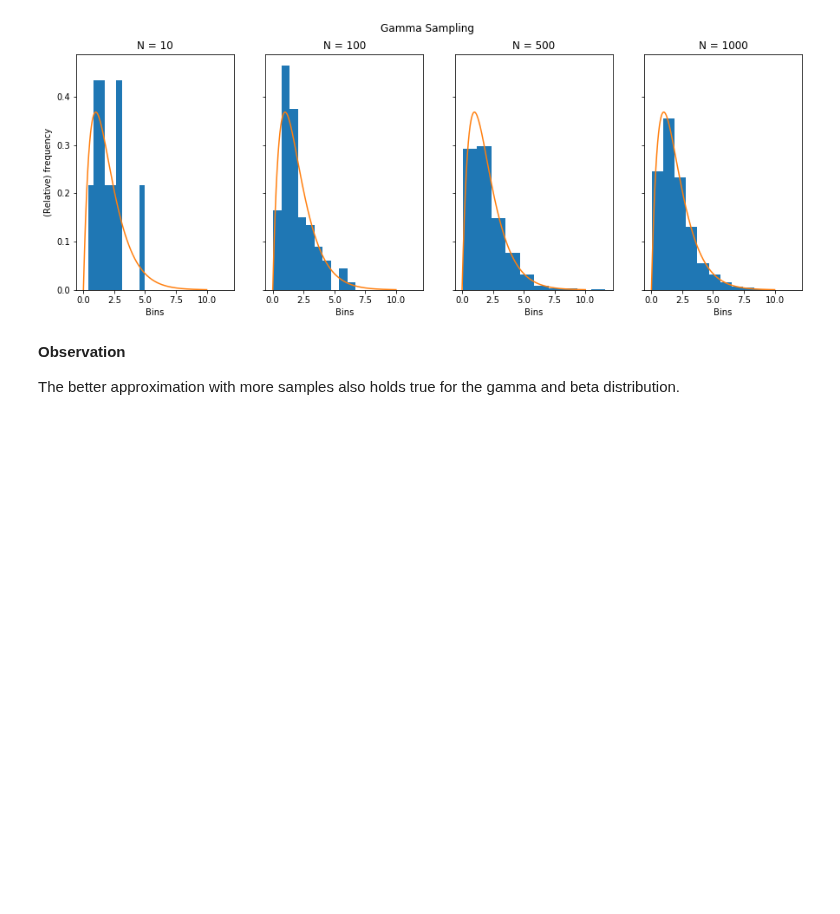
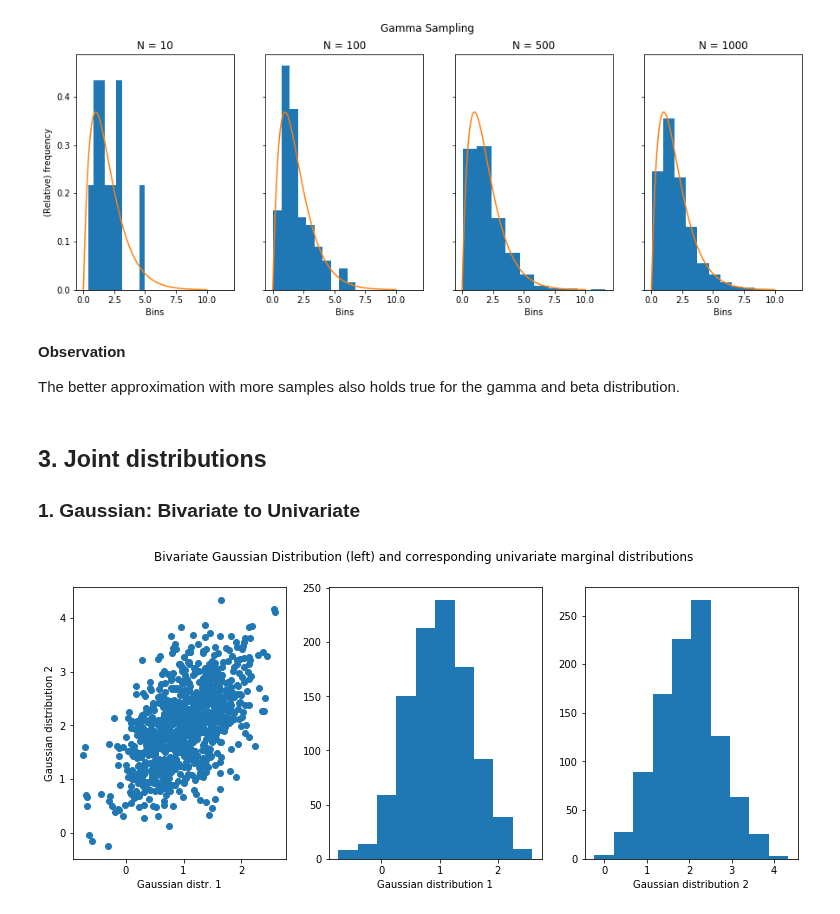
Before and after one commit to DorotheaMueller/statistics_assignments, a Jupyter notebook: ex_1.ipynb, the cells around one changed output. Saved outputs shown, nothing was run; the diff lists cells and outputs as text; code cells hidden in the pictures; blank space fills up the shorter version.

```diff
--- a/ex_1.ipynb
+++ b/ex_1.ipynb
@@ -274,3 +275,26 @@ plt.suptitle("Gamma Sampling");
 **Observation**
 
 The better approximation with more samples also holds true for the gamma and beta distribution.
+# %% [markdown]
+## 3. Joint distributions
+
+### 1. Gaussian: Bivariate to Univariate
+# %%
+mu = np.array([1, 2]).T
+cov = np.array([[0.3, 0.2], [0.2, 0.5]])
+sample_size = 1000
+# %%
+# Sampling.
+bivariate_sample = random.multivariate_normal(mu, cov, sample_size)
+# %%
+fig, axs = plt.subplots(1, 3, figsize=(13,5))
+axs[0].scatter(bivariate_sample[:, 0], bivariate_sample[:, 1])
+axs[0].set_xlabel("Gaussian distr. 1")
+axs[0].set_ylabel("Gaussian distribution 2")
+axs[1].hist(bivariate_sample[:, 0], label = "Univariate Gaussian distribution 1")
+axs[1].set_xlabel("Gaussian distribution 1")
+axs[2].hist(bivariate_sample[:, 1], label = "Univariate Gaussian distribution 2")
+axs[2].set_xlabel("Gaussian distribution 2")
+plt.suptitle("Bivariate Gaussian Distribution (left) and corresponding univariate marginal distributions");
+# %% [output]
+[figure, added]
```
Also changed, not shown: parts of 12 cells of this notebook.
